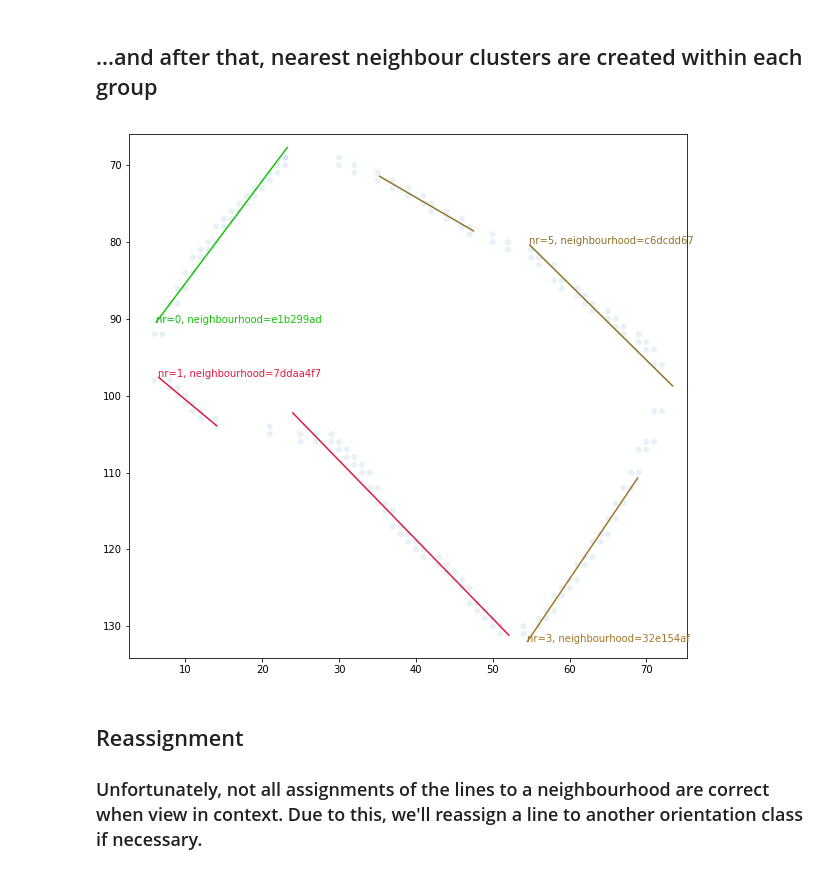
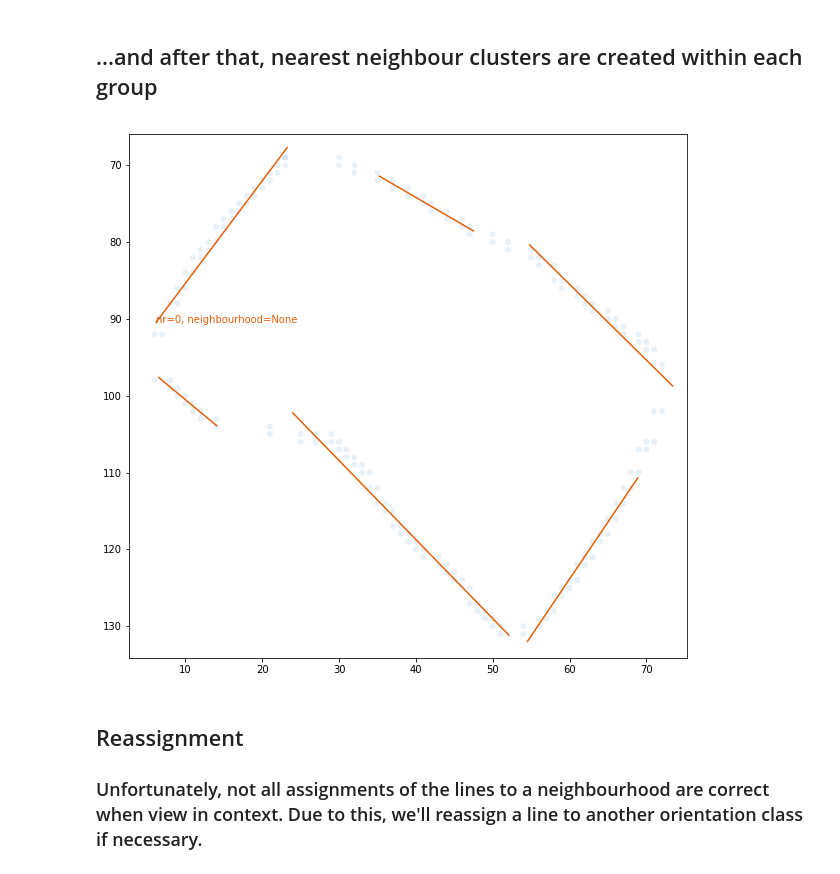
Before and after one commit to mnboos/osm-instance-segmentation, a Jupyter notebook: Regularization.ipynb, the cells around one changed output. Cells and saved outputs as stored; diff of their text form; code cells hidden in the pictures.

```diff
--- a/Regularization.ipynb
+++ b/Regularization.ipynb
@@ -102,7 +102,7 @@ No handles with labels found to put in legend.
 from core.utils import make_lines
 from matplotlib import collections  as mc
 
-lines = make_lines(points.copy(), 2)
+lines = make_lines(points.copy(), point_distance_threshold)
 # shortest_line = sorted(lines, key=lambda l: l.length)[0]
 # print("Shortest line: ", shortest_line.length)
 # line_length_threshold = shortest_line.length
@@ -122,6 +122,7 @@ From 185 points we got 6 line segments.
 ## The line segments are then group by parallelity and perpendicularity...
 # %%
 from core.utils import group_by_orientation
+from itertools import groupby
 
 fig, ax = plt.subplots(figsize=(10,10))
 ax.set(aspect='equal')
@@ -129,15 +130,14 @@ x = np.asarray(list(map(lambda p: p[0], points)))
 y = np.asarray(list(map(lambda p: p[1], points)))
 ax.scatter(x, y, alpha=0.1, edgecolors='none')
 grouped_lines = group_by_orientation(lines.copy(), angle_parallelity_threshold=angle_parallelity_threshold)
-for angle in grouped_lines:
-    group = grouped_lines[angle]
+for k, g in groupby(lines, key=lambda l: l.orientation):
+    group = list(g)
     colors = np.random.rand(3,)
-    for ori in group:
-        line_group = group[ori]
-        for l in line_group:
-            text(l.p1[0], l.p1[1], "line={}, ci={}°".format(l.nr, int(angle)))
-        lc = mc.LineCollection(map(lambda l: l.coords,line_group), colors=colors)
-        ax.add_collection(lc)
+    for l in group:
+        text(l.p1[0], l.p1[1], "line={}, ci={}°".format(l.nr, int(k)))
+    lc = mc.LineCollection(map(lambda l: l.coords, group), colors=colors)
+    ax.add_collection(lc)
+
 ax.autoscale()
 plt.gca().invert_yaxis()
 # %% [output]
@@ -146,30 +146,27 @@ plt.gca().invert_yaxis()
 ## ...and after that, nearest neighbour clusters are created within each group
 # %%
 from core.utils import group_neighbours
+import copy
 
-import copy
+fig, ax = plt.subplots(figsize=(10,10))
+ax.set(aspect='equal')
+ax.scatter(x, y, alpha=0.1, edgecolors='none')
 
 new_groups = copy.deepcopy(grouped_lines)
 group_neighbours(new_groups, neighbour_distance_threshold=neighbour_distance_threshold)
 
-fig, ax = plt.subplots(figsize=(10,10))
-ax.set(aspect='equal')
-ax.scatter(x, y, alpha=0.1, edgecolors='none')
-for angle in new_groups:
-    group = new_groups[angle]
-    for ori in group:
-        line_group = group[ori]
-        for subgroup in line_group:
-            color = np.random.rand(3,)
-            lc = mc.LineCollection(map(lambda l: l.coords, subgroup), colors=color)
-            ax.add_collection(lc)
-#             ax.set_xlim(-25, 256)
-#             ax.set_ylim(-25, 256)
-            txt = "nr={}, neighbourhood={}".format(subgroup[0].nr, str(subgroup[0].neighbourhood)[:8])
-            text(subgroup[0].p1[0], subgroup[0].p1[1], txt, color=color)
+grouped = groupby(lines, key=lambda l: l.neighbourhood)
+for k, g in grouped:
+    group = list(g)
+    color = np.random.rand(3,)
+    lc = mc.LineCollection(map(lambda l: l.coords, group), colors=color)
+    ax.add_collection(lc)
+    txt = "nr={}, neighbourhood={}".format(group[0].nr, str(k)[:8])
+    text(group[0].p1[0], group[0].p1[1], txt, color=color)
+
 plt.gca().invert_yaxis()
 # %% [output]
-[figure, old version]
+[figure, new version]
 # %% [markdown]
 ## Reassignment
 ### Unfortunately, not all assignments of the lines to a neighbourhood are correct when view in context. Due to this, we'll reassign a line to another orientation class if necessary.
```
Also changed, not shown: parts of 4 cells of this notebook.
